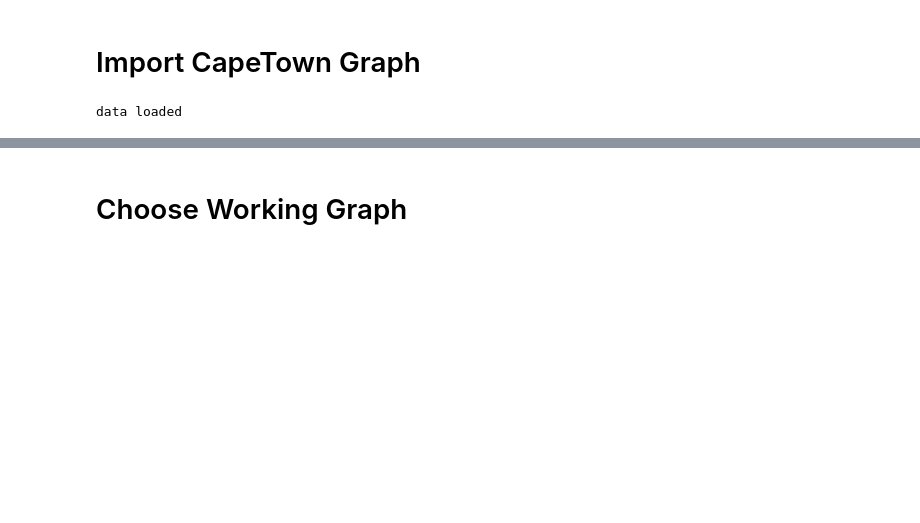
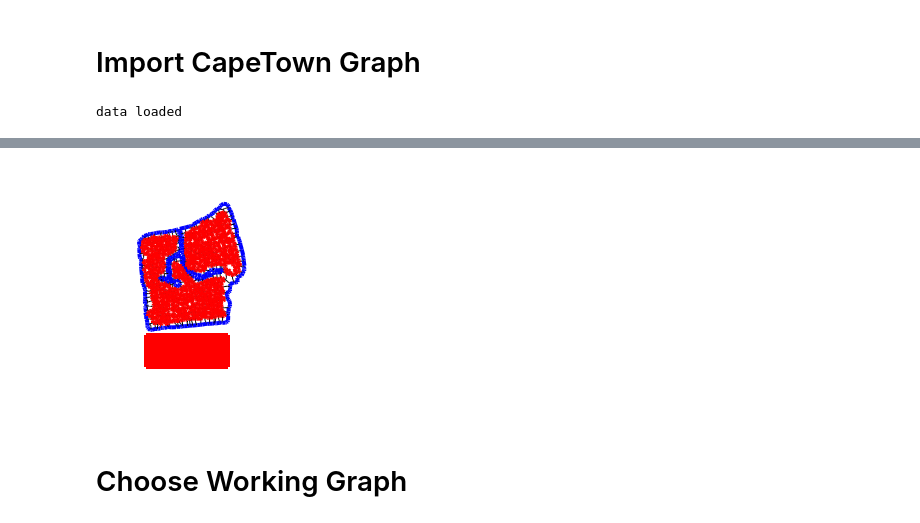
Before and after one commit to brelsford/topology, a Jupyter notebook: Level Change explore.ipynb, the cells around one changed output, grey strips where cells are left out. Cells and saved outputs as stored; diff of their text form; code cells hidden in the pictures; blank space fills up the shorter version.

```diff
--- a/Level Change explore.ipynb
+++ b/Level Change explore.ipynb
@@ -58,0 +99,6 @@ cape = original.copy()
+# %%
+call = mg.MyGraph(nx.compose_all([cape.G, cm.G]))
+
+call.plot_roads(update = True)
+# %% [output]
+[figure, added]
```
Also changed, not shown: parts of 7 cells of this notebook, 3 other files.
